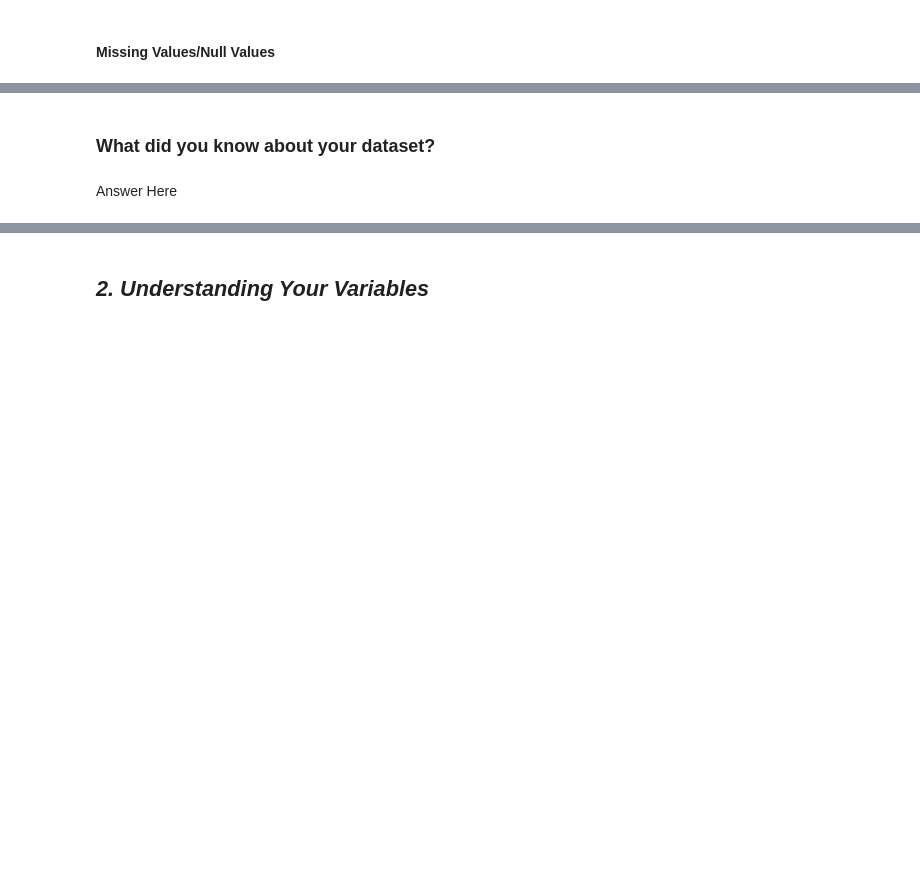
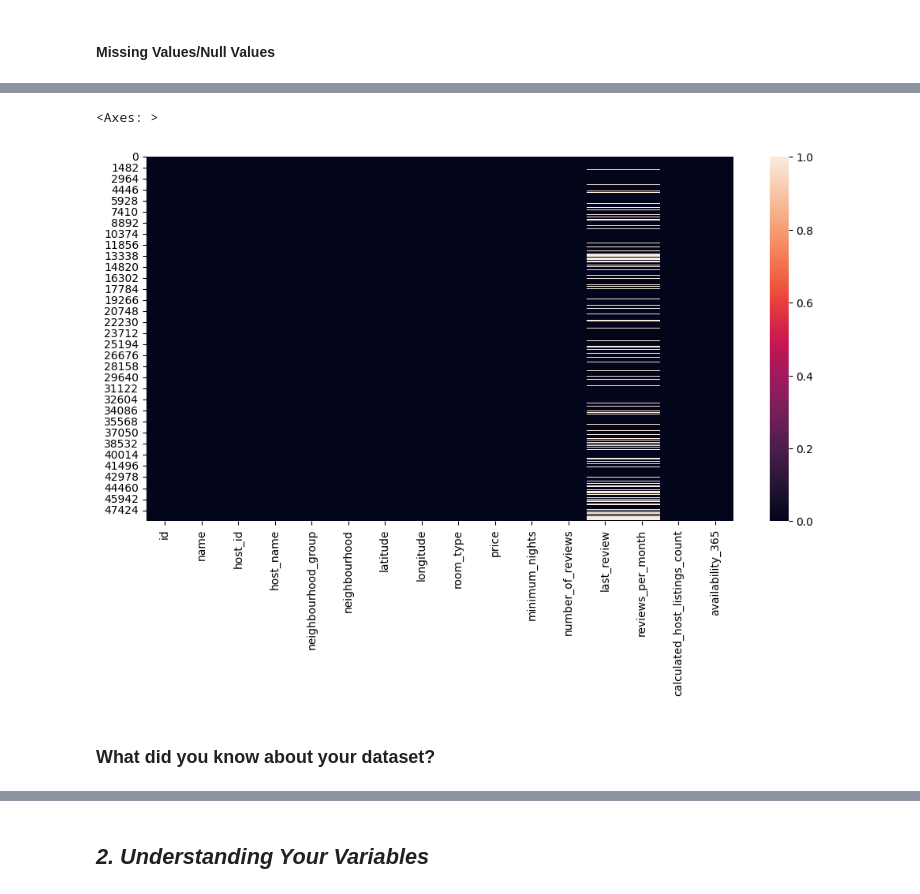
Before and after one commit to david-paul-m/Python-EDA, a Jupyter notebook: David_PY_EDA_AirBnb_Bookings_Analysis.ipynb, the cells around one changed output, grey strips where cells are left out. Drawn from its saved outputs; the diff is of its cells as text; code cells hidden in the pictures; blank space fills up the shorter version.

```diff
--- a/David_PY_EDA_AirBnb_Bookings_Analysis.ipynb
+++ b/David_PY_EDA_AirBnb_Bookings_Analysis.ipynb
@@ -72,3 +89,6 @@ M - Multivariate Analysis
+# %%
+# Load Dataset
+airbnb_df = pd.read_csv('/content/drive/MyDrive/Almabetter Project/PY EDA/Airbnb NYC 2019.csv')
 # %% [markdown]
 ### Dataset First View
 # %%
@@ -92,6 +162,9 @@ M - Multivariate Analysis
 # %%
 # Visualizing the missing values
+plt.figure(figsize = (12,6))
+sns.heatmap(airbnb_df.isna())
+# %% [output]
+<Axes: >
+[figure, added]
 # %% [markdown]
 ### What did you know about your dataset?
-# %% [markdown]
-Answer Here
```
Also changed, not shown: parts of 17 cells of this notebook.
